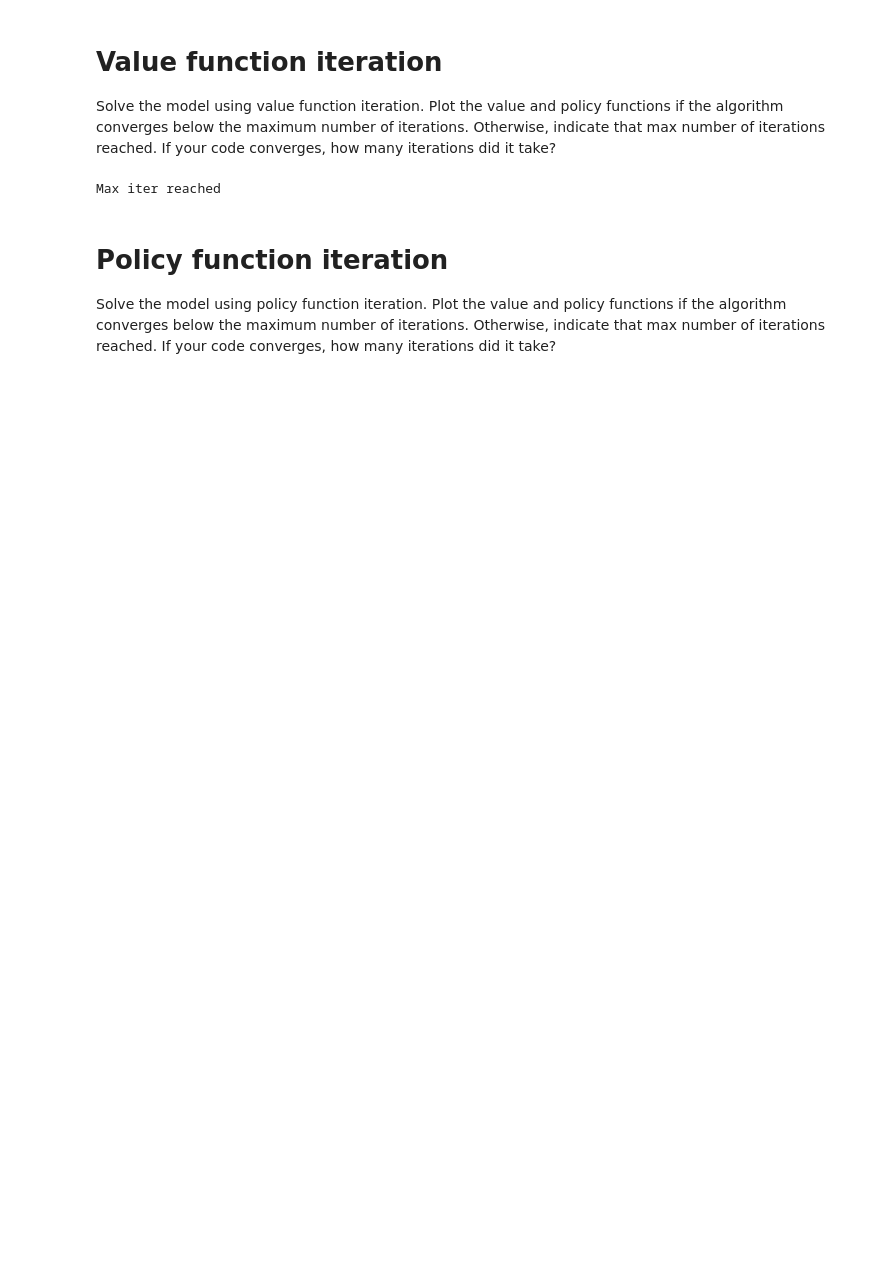
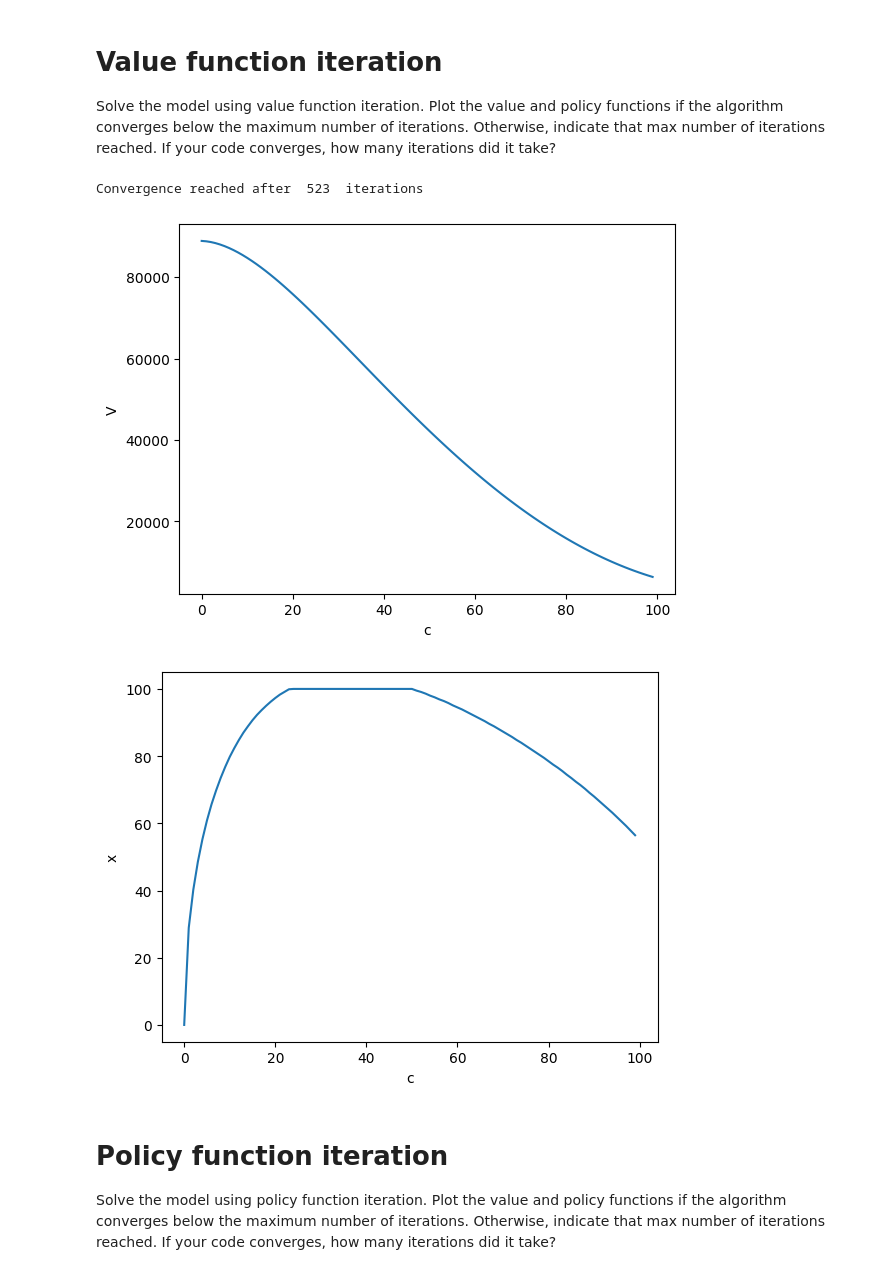
Before and after one commit to hwang853/ECON_8876_pylab, a Jupyter notebook: Session5_lab.ipynb, the cells around one changed output. Cells and saved outputs as stored; diff of their text form; code cells hidden in the pictures; blank space fills up the shorter version.

```diff
--- a/Session5_lab.ipynb
+++ b/Session5_lab.ipynb
@@ -47,0 +46,9 @@ def Profit(c):
+# %%
+def Profit(c):
+  q1 = (a-2*c)/3
+  q2 = (a+c)/3
+  price = a-(q1+q2)
+  Profit = price*q1 - c*q1 # (a-2*c)^2/9 = q1^2
+  return Profit
+
+print(Profit(0))
@@ -55,0 +61,15 @@ def bellman(V0):
+# %%
+def prob(x):
+    prob = (eta*x)/(1+eta*x)
+    return prob
+
+def bellman(V0):
+    xmat = xvec[np.newaxis,:].repeat(1,1)
+    cmat = np.repeat(cvec.reshape(cnum,1),xnum,1)
+    V0mat = np.repeat(V0.reshape(cnum,1),xnum,1)
+    V0Tmat = np.vstack([V0mat[0],V0mat[0:cnum-1]])
+
+    V1mat = Profit(cmat) - r*xmat + beta*(prob(xmat)*V0Tmat + (1-prob(xmat))*V0mat)
+    V1 = np.amax(V1mat,axis=1,keepdims=False)
+    x1 = xvec[np.argmax(V1mat,axis=1)]
+    return V1, x1
@@ -60,26 +85,28 @@ Solve the model using value function iteration. Plot the value and policy functi
 # %%
 V0 = np.zeros(cnum)
 for iter in range(maxiter):
-
+    V1, x1 = bellman(V0)
     diff = abs(V1-V0)
     if np.all(diff < tol):
       print('Convergence reached after ', iter, ' iterations')
 
       plt.plot(cvec,V1)
       plt.xlabel('c')
       plt.ylabel('V')
       plt.show()
 
       plt.plot(cvec,x1)
       plt.xlabel('c')
       plt.ylabel('x')
       plt.show()
       break
     V0 = V1
 else:
     print('Max iter reached')
 # %% [output]
-Max iter reached
+Convergence reached after  523  iterations
+[figure, added]
+[figure, added]
 # %% [markdown]
 # Policy function iteration
 
```
Also changed, not shown: parts of 16 cells of this notebook, 1 other file.
